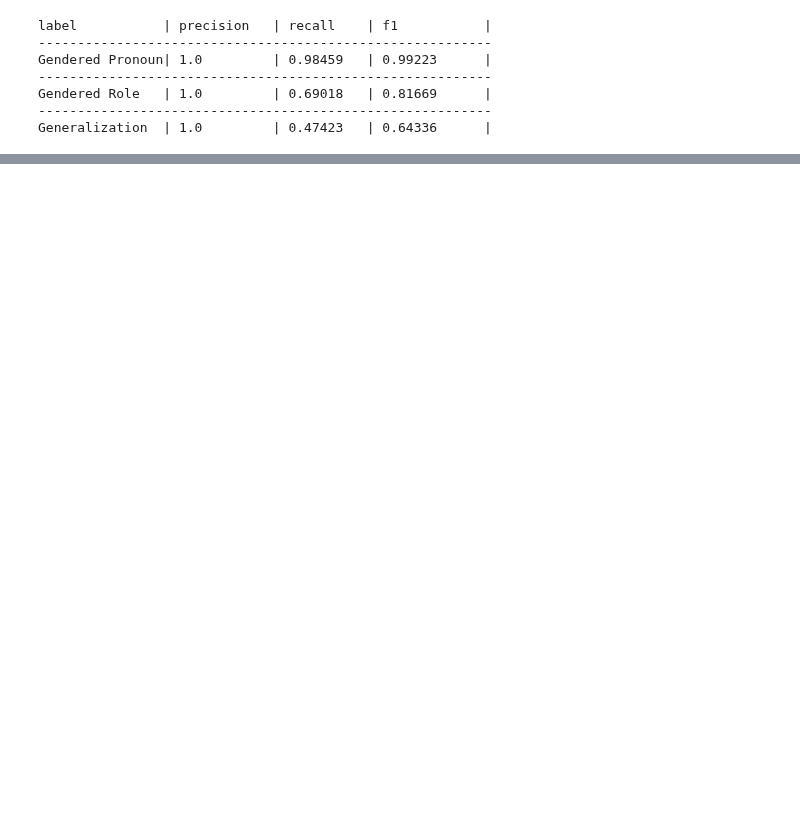
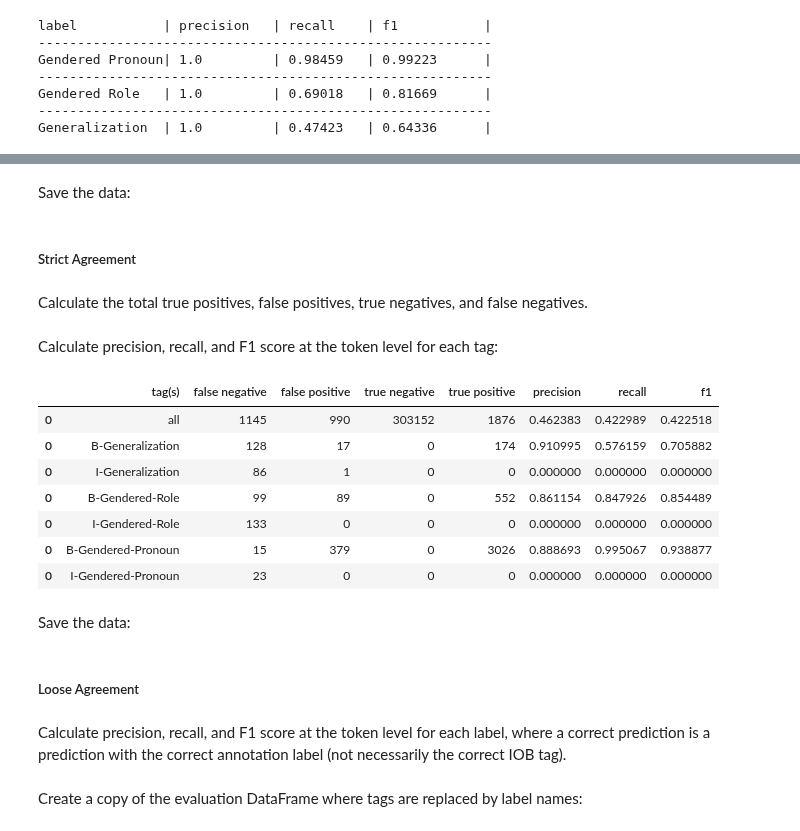
Before and after one commit to thegoose20/gender-bias, a Jupyter notebook: token_classification/Experiment1.ipynb, the cells around one changed output, grey strips where cells are left out. Cells and saved outputs as stored; diff of their text form; code cells hidden in the pictures; blank space fills up the shorter version.

```diff
--- a/token_classification/Experiment1.ipynb
+++ b/token_classification/Experiment1.ipynb
@@ -84,0 +202,3 @@ Generalization  | 1.0         | 0.47423   | 0.64336      |
+# %%
+pred_df = utils.makePredictionDF(predictions, dev_data, "tag", "predicted_tag", "O", mlb)
+pred_df.head()
@@ -84,0 +236,2 @@ Generalization  | 1.0         | 0.47423   | 0.64336      |
+# %% [markdown]
+Save the data:
@@ -84,0 +242,24 @@ Generalization  | 1.0         | 0.47423   | 0.64336      |
+# %% [markdown]
+##### Strict Agreement
+# %% [markdown]
+Calculate the total true positives, false positives, true negatives, and false negatives.
+# %%
+agmt_stats = utils.getAgreementStatsForAllTags(eval_df, "_merge", "token_id", "tag(s)", y_dev, predictions)
+# %% [markdown]
+Calculate precision, recall, and F1 score at the token level for each tag:
+# %%
+for label_tag in ling_label_subset:
+    label_agmt_stats = utils.getScoresByTags(eval_df, "_merge", [label_tag])
+    agmt_stats = pd.concat([agmt_stats, label_agmt_stats])
+agmt_stats
+# %% [output]
+|  | tag(s) | false negative | false positive | true negative | true positive | precision | recall | f1 |
+| 0 | all | 1145 | 990 | 303152 | 1876 | 0.462383 | 0.422989 | 0.422518 |
+| 0 | B-Generalization | 128 | 17 | 0 | 174 | 0.910995 | 0.576159 | 0.705882 |
+| 0 | I-Generalization | 86 | 1 | 0 | 0 | 0.000000 | 0.000000 | 0.000000 |
+| 0 | B-Gendered-Role | 99 | 89 | 0 | 552 | 0.861154 | 0.847926 | 0.854489 |
+| 0 | I-Gendered-Role | 133 | 0 | 0 | 0 | 0.000000 | 0.000000 | 0.000000 |
+| 0 | B-Gendered-Pronoun | 15 | 379 | 0 | 3026 | 0.888693 | 0.995067 | 0.938877 |
+| 0 | I-Gendered-Pronoun | 23 | 0 | 0 | 0 | 0.000000 | 0.000000 | 0.000000 |
+# %% [markdown]
+Save the data:
@@ -84,0 +268,6 @@ Generalization  | 1.0         | 0.47423   | 0.64336      |
+# %% [markdown]
+##### Loose Agreement
+# %% [markdown]
+Calculate precision, recall, and F1 score at the token level for each label, where a correct prediction is a prediction with the correct annotation label (not necessarily the correct IOB tag).
+# %% [markdown]
+Create a copy of the evaluation DataFrame where tags are replaced by label names:
```
Also changed, not shown: parts of 70 cells of this notebook, 2 other files.
